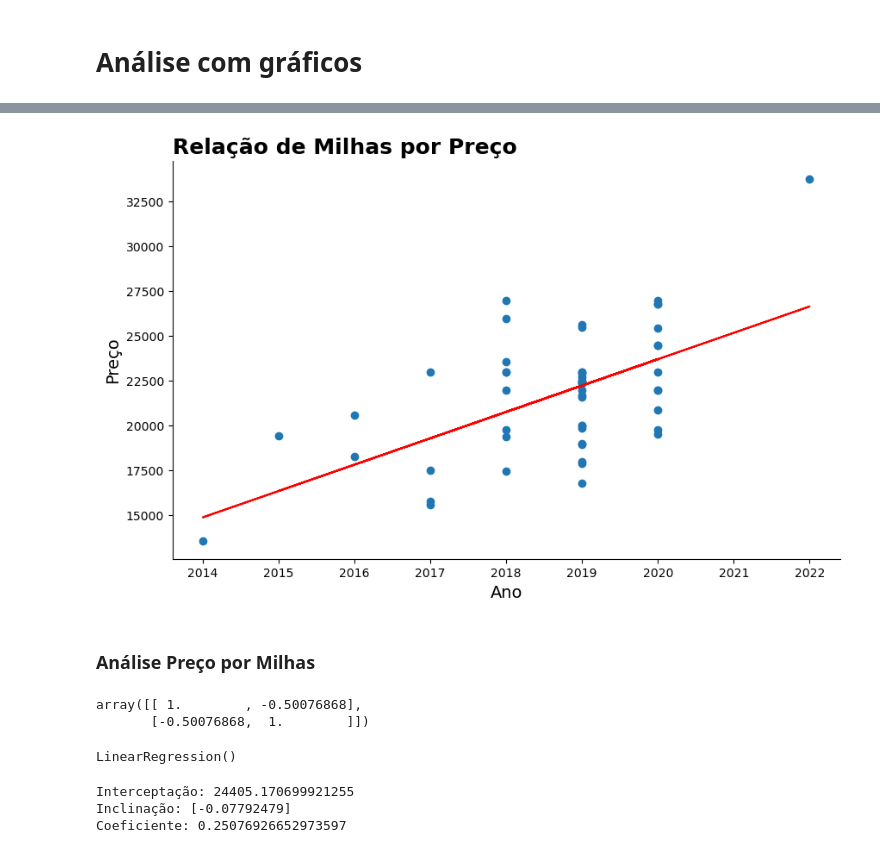
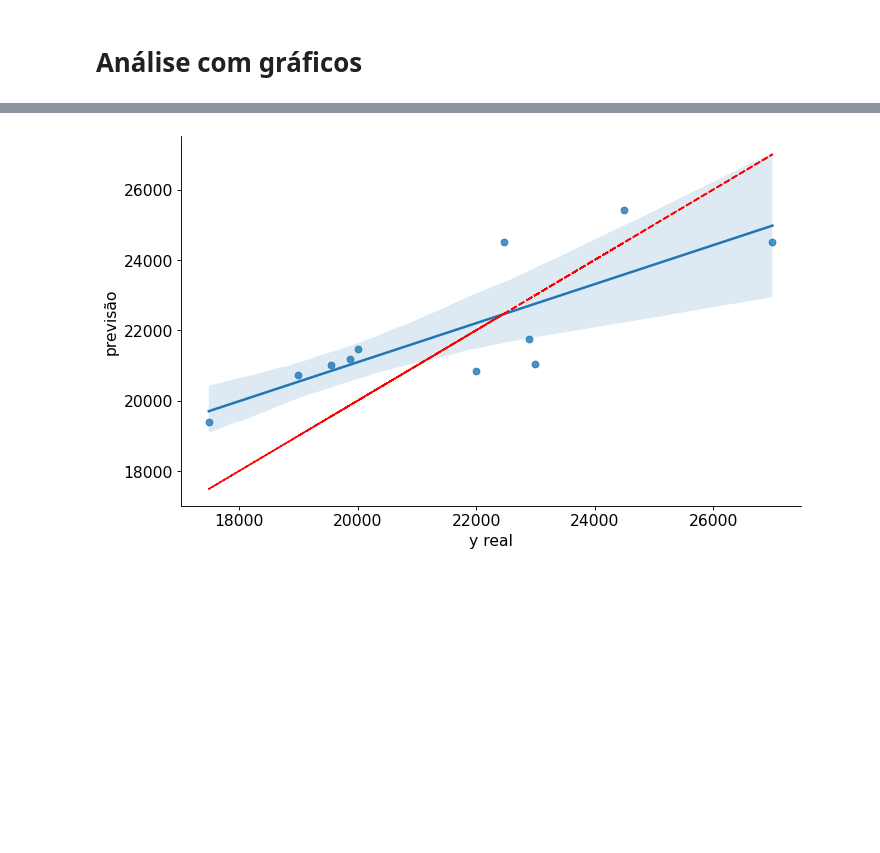
Before and after one commit to JacksonvBarbosa/Analise_Carros, a Jupyter notebook: cars_ml.ipynb, the cells around one changed output, grey strips where cells are left out. Cells and saved outputs as stored; diff of their text form; code cells hidden in the pictures; blank space fills up the shorter version.

Commit message:
Melhora no modelo de regressão linear acrescentando mais atributos para melhoror resultado score

```diff
--- a/cars_ml.ipynb
+++ b/cars_ml.ipynb
@@ -260,6 +328,5 @@ df_cars_copia
 # %%
-#Preço por Ano
-X_y = df_cars_copia.loc[:, 'year'].values
-y = df_cars.loc[:, 'price'].values
-corr_p_y = np.corrcoef(X_y, y)
-corr_p_y
+# Separando os dados em Variáveis independentes e dependente
+X = df_cars_copia[['year','miles', 'horsepower', 'torque', 'engine_capacity_litre', 'wheel_drive','fuel_capacity', 'num_owners', 'num_cylinder', 'rear_legroom', 'front_legroom', 'front_headroom', 'rear_headroom', 'service_records', 'engine_type', 'engine_type', 'doors', 'num_seat']]
+
+y = df_cars_copia[['price']]
@@ -268,0 +333,4 @@ array([[1.        , 0.58125396],
+# %%
+# Separando dados em treino e teste
+X_train, X_test, y_train, y_test = train_test_split(X, y, test_size=0.2, random_state=25)
+X_train
@@ -269,3 +355,2 @@ array([[1.        , 0.58125396],
 # %%
-# Transforma valores independentes em matrix
-X_matrix_y = X_y.reshape(-1, 1)
+lr.fit(X_train, y_train)
@@ -302,0 +359,3 @@ array([22244.13807774, 19303.29336685, 14892.02630052, 17832.87101141,
+# %%
+previsoes = lr.predict(X_test)
+previsoes
@@ -303,22 +403,12 @@ array([22244.13807774, 19303.29336685, 14892.02630052, 17832.87101141,
 # %%
 # Correlação de Ano por Preço
 
-plt.figure(figsize=(10,6))
-plt.scatter(X_matrix_y,y)
-plt.plot(X_matrix_y, previsoes_p_y, color = 'red')
-plt.title('Relação de Milhas por Preço', fontsize=18, fontweight='bold', loc='left')
-plt.xlabel('Ano', fontsize=14)
-plt.ylabel('Preço', fontsize=14)
+plt.figure(figsize=(10,6), dpi=80)
+plt.rcParams.update({'font.size': 14})
+ax = sns.regplot(x= y_test, y= previsoes)
+ax.set(xlabel='y real', ylabel='previsão')
+ax = plt.plot(y_test, y_test, '--r')
 sns.despine()
 plt.show()
 # %% [output]
-[figure, old version]
+[figure, new version]
-# %% [markdown]
-### **Análise Preço por Milhas**
-# %%
-X_m = df_cars_copia.loc[:, 'miles'].values
-corr_p_m = np.corrcoef(X_m, y)
-corr_p_m
-# %% [output]
-array([[ 1.        , -0.50076868],
-       [-0.50076868,  1.        ]])
@@ -328,14 +414,0 @@ X_matrix_m = X_m.reshape(-1, 1)
-# %%
-# Instânciando (Cria objeto) a Regressão Linear
-modelo_2 = LinearRegression()
-modelo_2.fit(X_matrix_m, y)
-# %% [output]
-LinearRegression()
-# %%
-print(f'Interceptação: {modelo_2.intercept_}')
-print(f'Inclinação: {modelo_2.coef_}')
-print(f'Coeficiente: {modelo_2.score(X_matrix_m, y)}')
-# %% [output]
-Interceptação: 24405.170699921255
-Inclinação: [-0.07792479]
-Coeficiente: 0.25076926652973597
```
Also changed, not shown: parts of 34 cells of this notebook.
